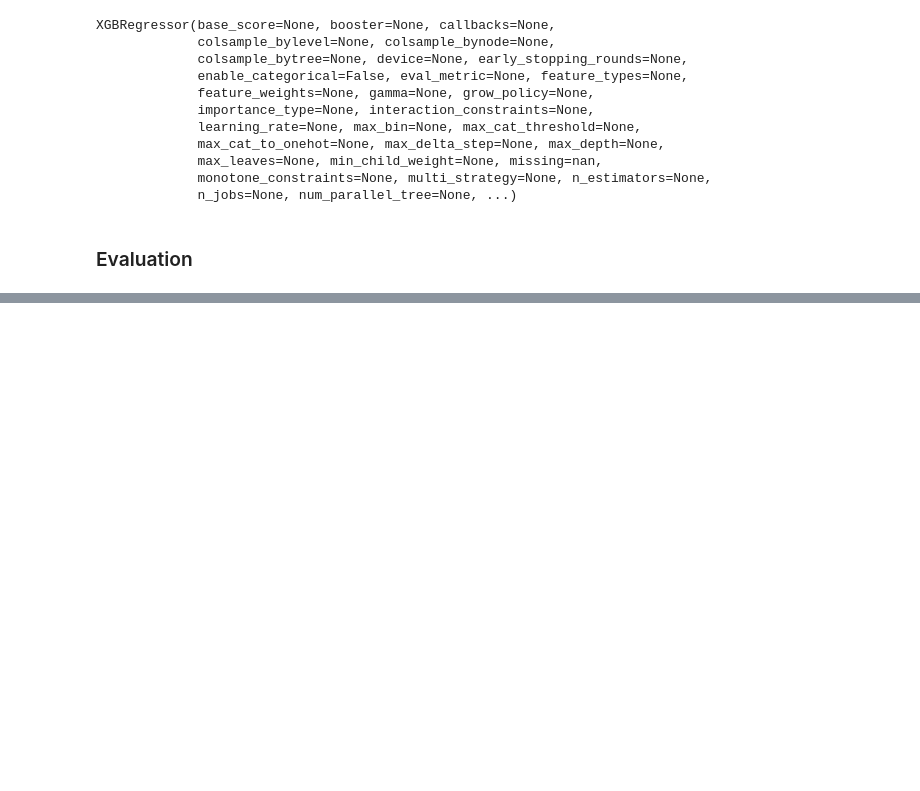
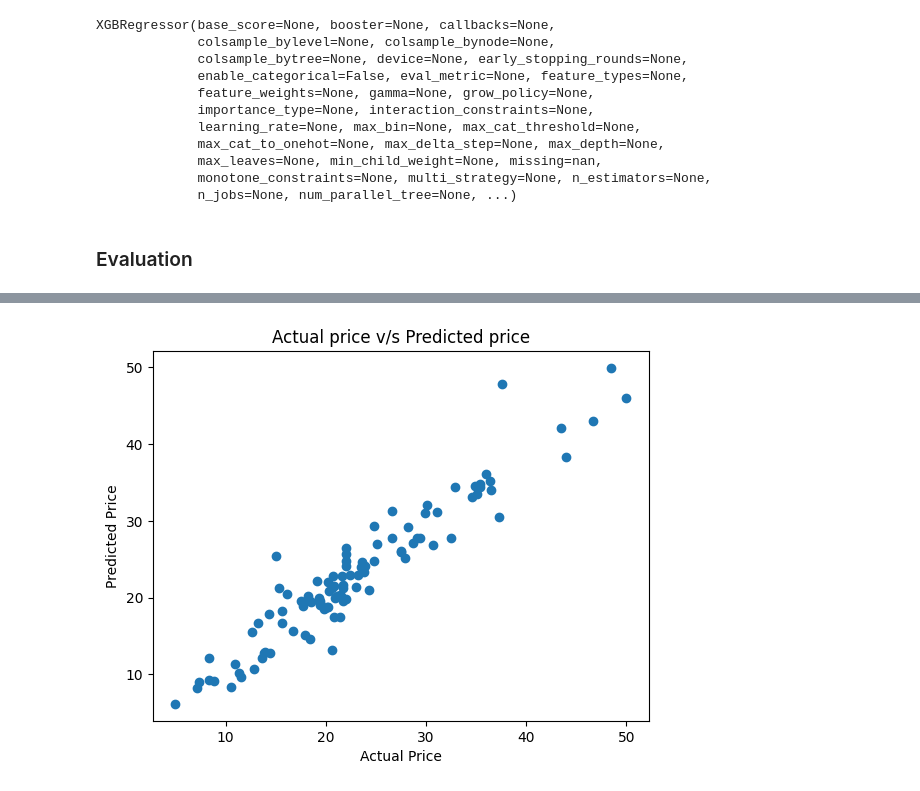
Before and after one commit to subhajitdas1999/zero-to-mastery-ml, a Jupyter notebook: 4_House_price prediction.ipynb, the cells around one changed output, grey strips where cells are left out. Drawn from its saved outputs; the diff is of its cells as text; code cells hidden in the pictures; blank space fills up the shorter version.

```diff
--- a/4_House_price prediction.ipynb
+++ b/4_House_price prediction.ipynb
@@ -136,0 +164,3 @@ XGBRegressor(base_score=None, booster=None, callbacks=None,
+# %%
+#Accuracy on prediction on test data
+test_data_prediction = model.predict(X_test)
@@ -136,0 +179,8 @@ XGBRegressor(base_score=None, booster=None, callbacks=None,
+# %%
+plt.scatter(Y_test,test_data_prediction)
+plt.xlabel("Actual Price")
+plt.ylabel("Predicted Price")
+plt.title("Actual price v/s Predicted price")
+plt.show()
+# %% [output]
+[figure, added]
```
Also changed, not shown: parts of 6 cells of this notebook.
